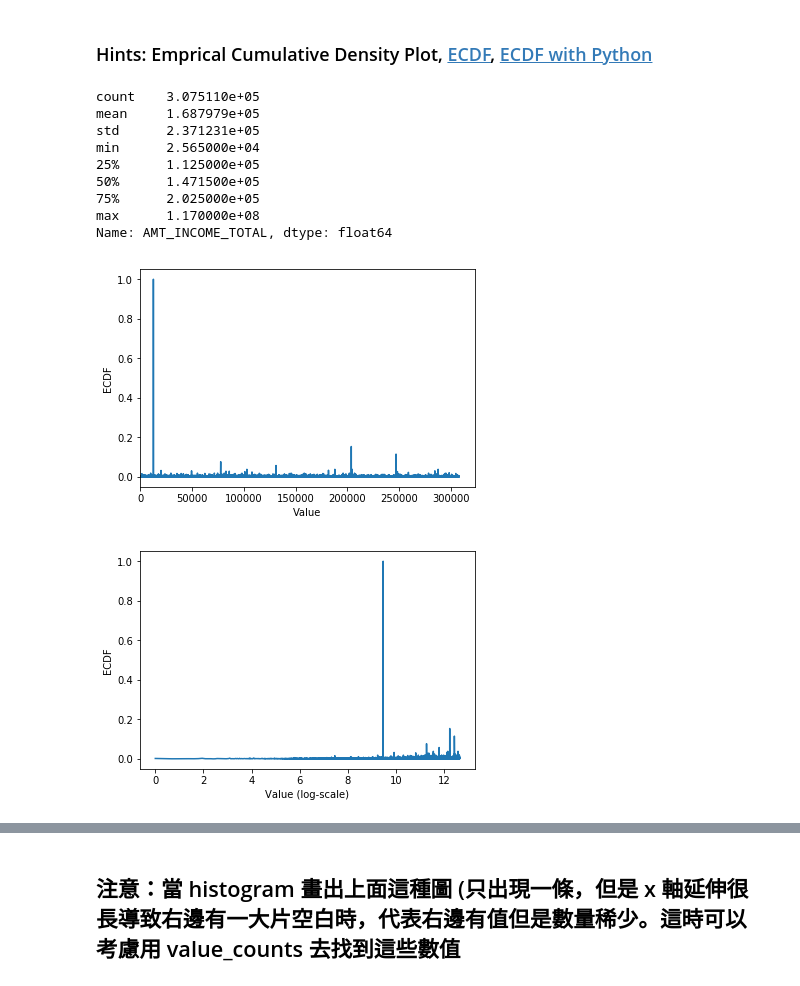
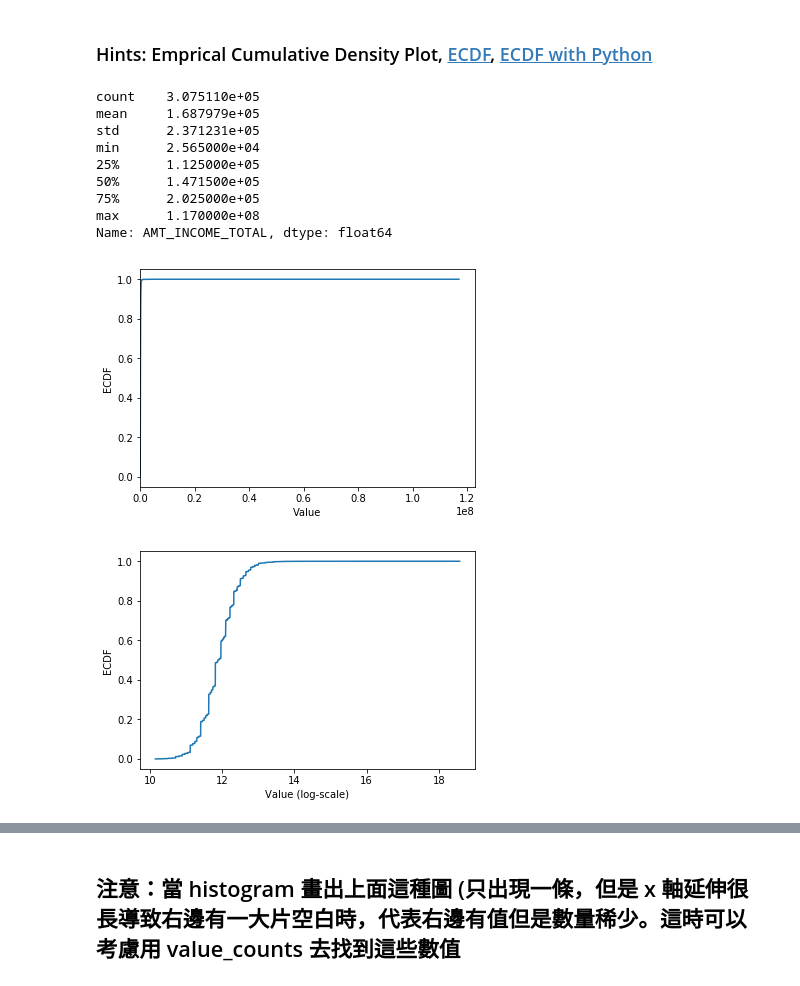
Before and after one commit to shirleyho0610/2nd-ML100Days, a Jupyter notebook: homework/Day_006_HW.ipynb, the cells around one changed output, grey strips where cells are left out. Saved outputs shown, nothing was run; the diff lists cells and outputs as text; code cells hidden in the pictures.

```diff
--- a/homework/Day_006_HW.ipynb
+++ b/homework/Day_006_HW.ipynb
@@ -73,37 +80,37 @@ print(app_train['AMT_INCOME_TOTAL'].describe())
 """
 YOUR CODE HERE
 """
-cdf = app_train['AMT_INCOME_TOTAL']
+cdf = app_train.AMT_INCOME_TOTAL.value_counts().sort_index().cumsum()
 
 
 plt.plot(list(cdf.index), cdf/cdf.max())
 plt.xlabel('Value')
 plt.ylabel('ECDF')
 plt.xlim([cdf.index.min(), cdf.index.max() * 1.05]) # 限制顯示圖片的範圍
 plt.ylim([-0.05,1.05]) # 限制顯示圖片的範圍
 
 plt.show()
 
 # 改變 y 軸的 Scale, 讓我們可以正常檢視 ECDF
 plt.plot(np.log(list(cdf.index)), cdf/cdf.max())
 plt.xlabel('Value (log-scale)')
 plt.ylabel('ECDF')
 
 plt.ylim([-0.05,1.05]) # 限制顯示圖片的範圍
 
 plt.show()
 # %% [output]
 count    3.075110e+05
 mean     1.687979e+05
 std      2.371231e+05
 min      2.565000e+04
 25%      1.125000e+05
 50%      1.471500e+05
 75%      2.025000e+05
 max      1.170000e+08
 Name: AMT_INCOME_TOTAL, dtype: float64
-[figure, old version]
+[figure, new version]
-[figure, old version]
+[figure, new version]
 # %% [markdown]
 ## 補充：Normal dist 的 ECDF
 ![ecdf_normal](https://au.mathworks.com/help/examples/stats/win64/PlotEmpiricalCdfAndCompareWithSamplingDistributionExample_01.png)
```
Also changed, not shown: parts of 5 cells of this notebook, 1 other file.
